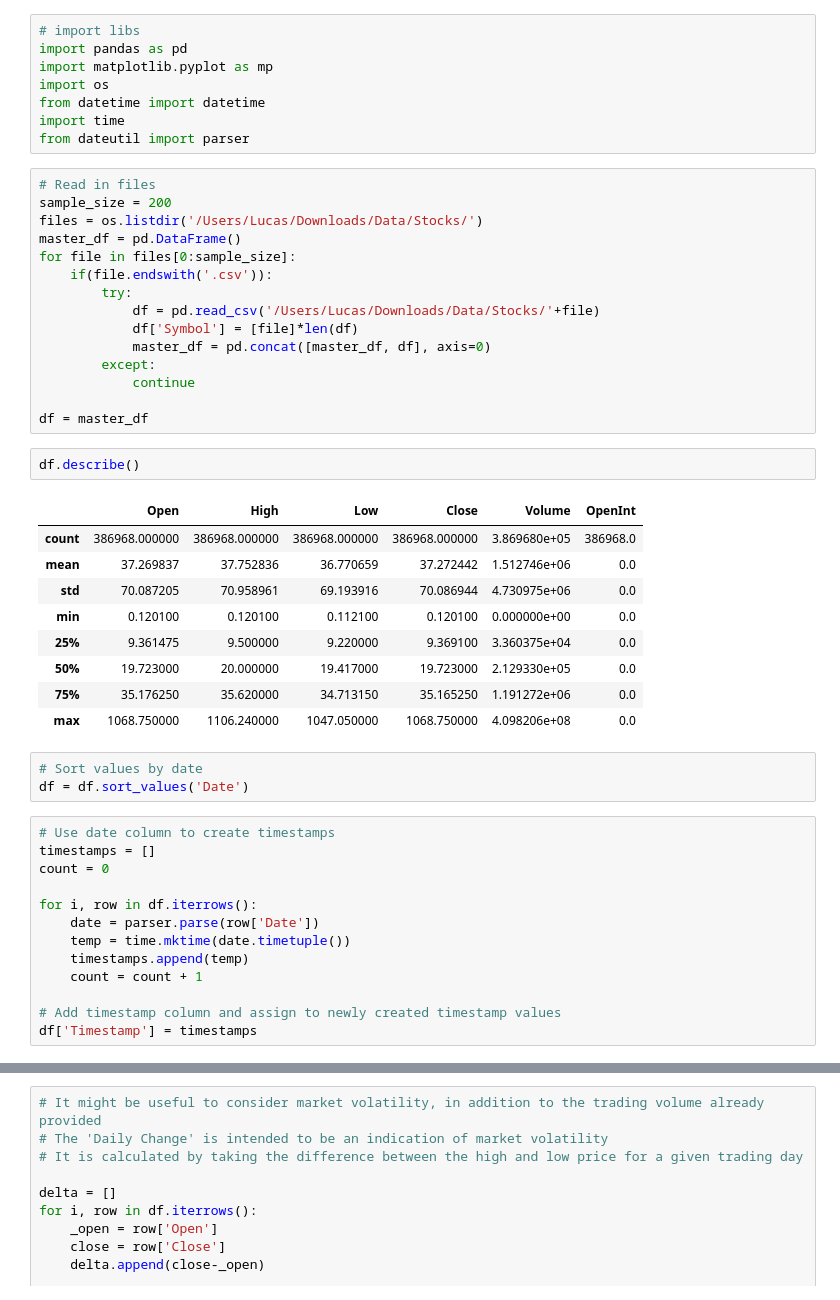
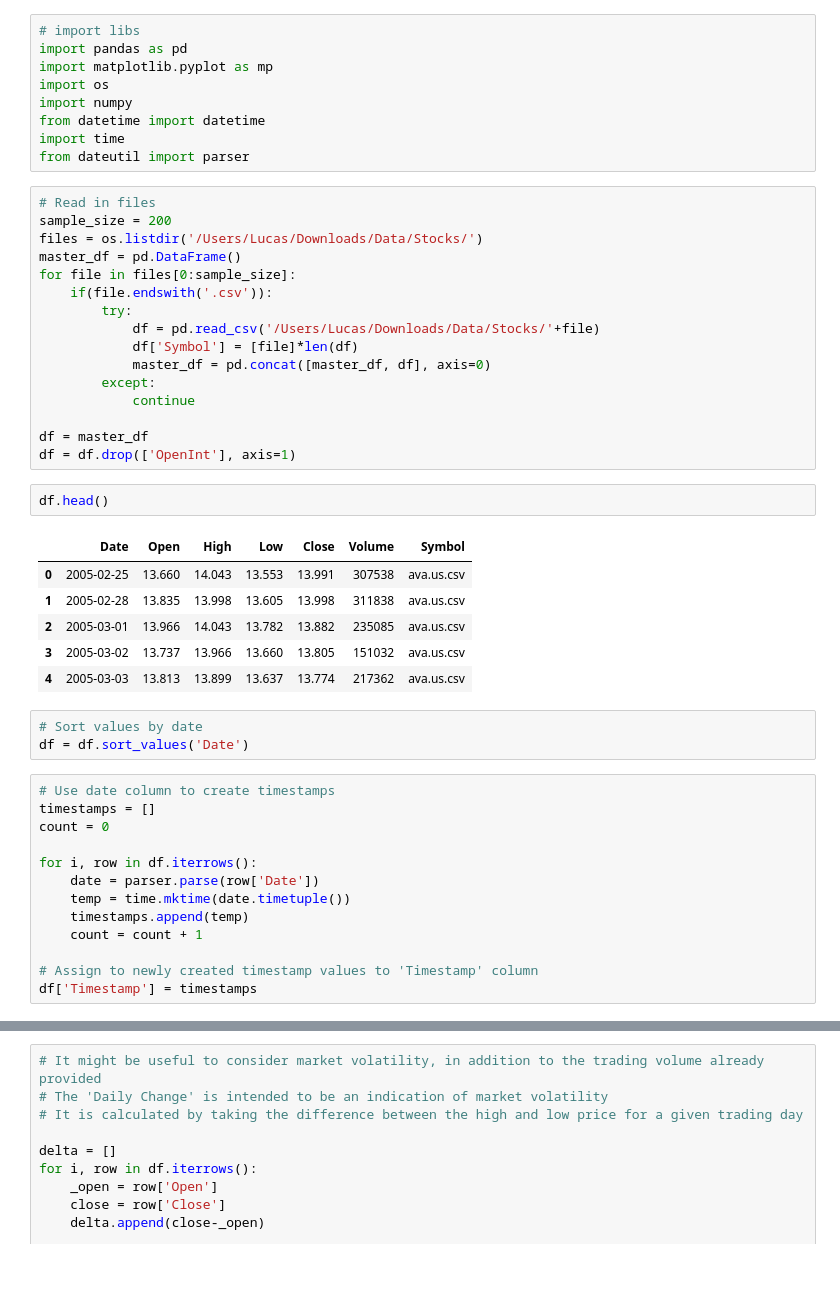
Before and after one commit to LucasChev/stock_analysis, a Jupyter notebook: Bulk Stock analysis 1.ipynb, the cells around one changed output, grey strips where cells are left out. Cells and saved outputs as stored; diff of their text form; blank space fills up the shorter version.

```diff
--- a/Bulk Stock analysis 1.ipynb
+++ b/Bulk Stock analysis 1.ipynb
@@ -3,6 +3,7 @@
 import pandas as pd
 import matplotlib.pyplot as mp
 import os
+import numpy
 from datetime import datetime
 import time
 from dateutil import parser
@@ -21,18 +22,16 @@ for file in files[0:sample_size]:
             continue
 
 df = master_df
+df = df.drop(['OpenInt'], axis=1)
 # %%
-df.describe()
+df.head()
 # %% [output]
-|  | Open | High | Low | Close | Volume | OpenInt |
-| count | 386968.000000 | 386968.000000 | 386968.000000 | 386968.000000 | 3.869680e+05 | 386968.0 |
-| mean | 37.269837 | 37.752836 | 36.770659 | 37.272442 | 1.512746e+06 | 0.0 |
-| std | 70.087205 | 70.958961 | 69.193916 | 70.086944 | 4.730975e+06 | 0.0 |
-| min | 0.120100 | 0.120100 | 0.112100 | 0.120100 | 0.000000e+00 | 0.0 |
-| 25% | 9.361475 | 9.500000 | 9.220000 | 9.369100 | 3.360375e+04 | 0.0 |
-| 50% | 19.723000 | 20.000000 | 19.417000 | 19.723000 | 2.129330e+05 | 0.0 |
-| 75% | 35.176250 | 35.620000 | 34.713150 | 35.165250 | 1.191272e+06 | 0.0 |
-| max | 1068.750000 | 1106.240000 | 1047.050000 | 1068.750000 | 4.098206e+08 | 0.0 |
+|  | Date | Open | High | Low | Close | Volume | Symbol |
+| 0 | 2005-02-25 | 13.660 | 14.043 | 13.553 | 13.991 | 307538 | ava.us.csv |
+| 1 | 2005-02-28 | 13.835 | 13.998 | 13.605 | 13.998 | 311838 | ava.us.csv |
+| 2 | 2005-03-01 | 13.966 | 14.043 | 13.782 | 13.882 | 235085 | ava.us.csv |
+| 3 | 2005-03-02 | 13.737 | 13.966 | 13.660 | 13.805 | 151032 | ava.us.csv |
+| 4 | 2005-03-03 | 13.813 | 13.899 | 13.637 | 13.774 | 217362 | ava.us.csv |
 # %%
 # Sort values by date
 df = df.sort_values('Date')
@@ -47,5 +46,5 @@ for i, row in df.iterrows():
     timestamps.append(temp)
     count = count + 1
 
-# Add timestamp column and assign to newly created timestamp values
+# Assign to newly created timestamp values to 'Timestamp' column
 df['Timestamp'] = timestamps
```
Also changed, not shown: parts of 103 cells of this notebook.
